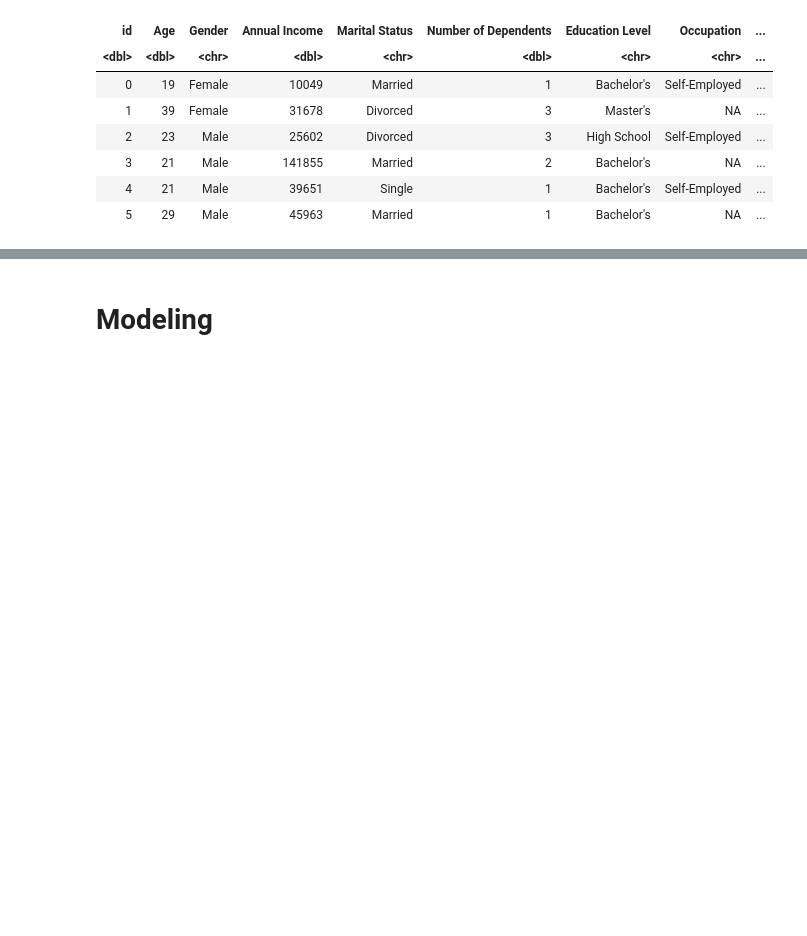
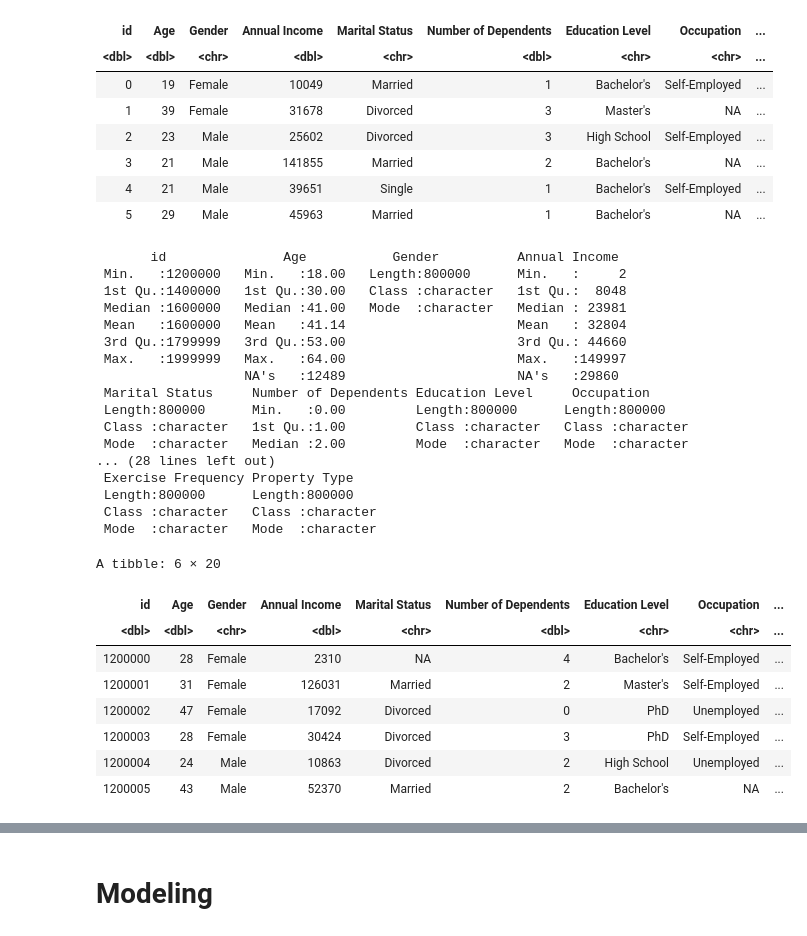
Before and after one commit to vanezp01/datalabs, a Jupyter notebook: predict-insurance-premiums.ipynb, the cells around one changed output, grey strips where cells are left out. Drawn from its saved outputs; the diff is of its cells as text; code cells hidden in the pictures; blank space fills up the shorter version.

```diff
--- a/predict-insurance-premiums.ipynb
+++ b/predict-insurance-premiums.ipynb
@@ -71,4 +71,37 @@ A tibble: 6 × 21
 | 3 | 21 | Male | 141855 | Married | 2 | Bachelor's | NA | ... |
 | 4 | 21 | Male | 39651 | Single | 1 | Bachelor's | Self-Employed | ... |
 | 5 | 29 | Male | 45963 | Married | 1 | Bachelor's | NA | ... |
+# %%
+# Inspect test set
+summary(test)
+
+# Print the first few rows
+head(test)
+# %% [output]
+       id               Age           Gender          Annual Income
+ Min.   :1200000   Min.   :18.00   Length:800000      Min.   :     2
+ 1st Qu.:1400000   1st Qu.:30.00   Class :character   1st Qu.:  8048
+ Median :1600000   Median :41.00   Mode  :character   Median : 23981
+ Mean   :1600000   Mean   :41.14                      Mean   : 32804
+ 3rd Qu.:1799999   3rd Qu.:53.00                      3rd Qu.: 44660
+ Max.   :1999999   Max.   :64.00                      Max.   :149997
+                   NA's   :12489                      NA's   :29860
+ Marital Status     Number of Dependents Education Level     Occupation
+ Length:800000      Min.   :0.00         Length:800000      Length:800000
+ Class :character   1st Qu.:1.00         Class :character   Class :character
+ Mode  :character   Median :2.00         Mode  :character   Mode  :character
+... (28 lines left out)
+ Exercise Frequency Property Type
+ Length:800000      Length:800000
+ Class :character   Class :character
+ Mode  :character   Mode  :character
+A tibble: 6 × 20
+| id | Age | Gender | Annual Income | Marital Status | Number of Dependents | Education Level | Occupation | ... |
+| <dbl> | <dbl> | <chr> | <dbl> | <chr> | <dbl> | <chr> | <chr> | ... |
+| 1200000 | 28 | Female | 2310 | NA | 4 | Bachelor's | Self-Employed | ... |
+| 1200001 | 31 | Female | 126031 | Married | 2 | Master's | Self-Employed | ... |
+| 1200002 | 47 | Female | 17092 | Divorced | 0 | PhD | Unemployed | ... |
+| 1200003 | 28 | Female | 30424 | Divorced | 3 | PhD | Self-Employed | ... |
+| 1200004 | 24 | Male | 10863 | Divorced | 2 | High School | Unemployed | ... |
+| 1200005 | 43 | Male | 52370 | Married | 2 | Bachelor's | NA | ... |
 # %%
```
Also changed, not shown: parts of 19 cells of this notebook.
